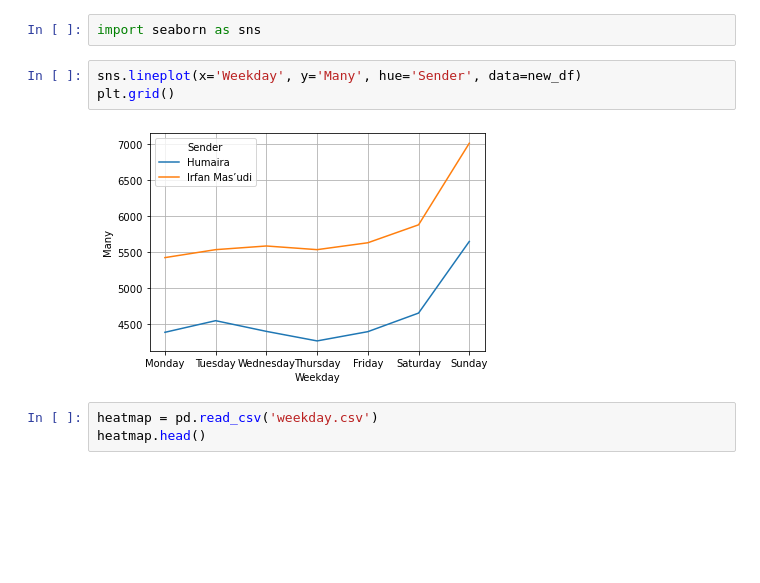
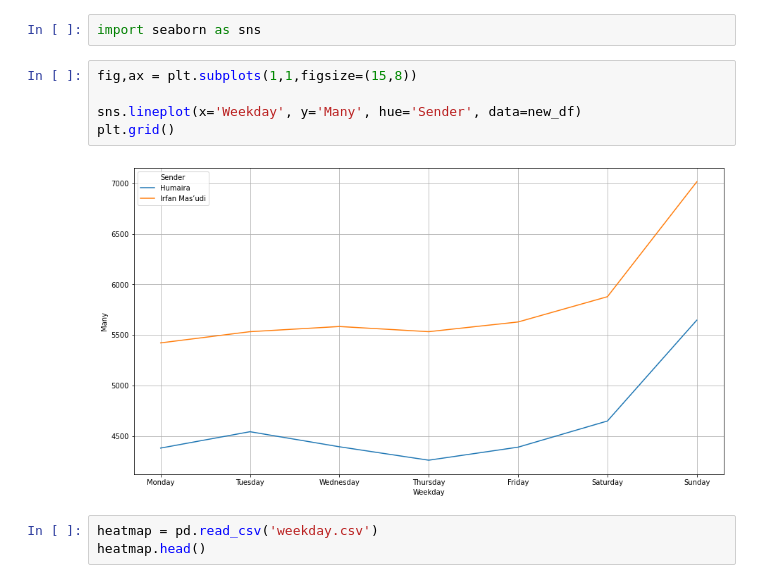
Before and after one commit to irfanmasoudi/ayang, a Jupyter notebook: 4u.ipynb, the cells around one changed output. Saved outputs shown, nothing was run; the diff lists cells and outputs as text; blank space fills up the shorter version.

```diff
--- a/4u.ipynb
+++ b/4u.ipynb
@@ -546,10 +552,12 @@ new_df = date_time.groupby(["Day_of_week", "Sender", 'Weekday']).size().reset_in
 # %%
 import seaborn as sns
 # %%
+fig,ax = plt.subplots(1,1,figsize=(15,8))
+
 sns.lineplot(x='Weekday', y='Many', hue='Sender', data=new_df)
 plt.grid()
 # %% [output]
-[figure, old version]
+[figure, new version]
 # %%
 heatmap = pd.read_csv('weekday.csv')
 heatmap.head()
```
Also changed, not shown: parts of 7 cells of this notebook.
